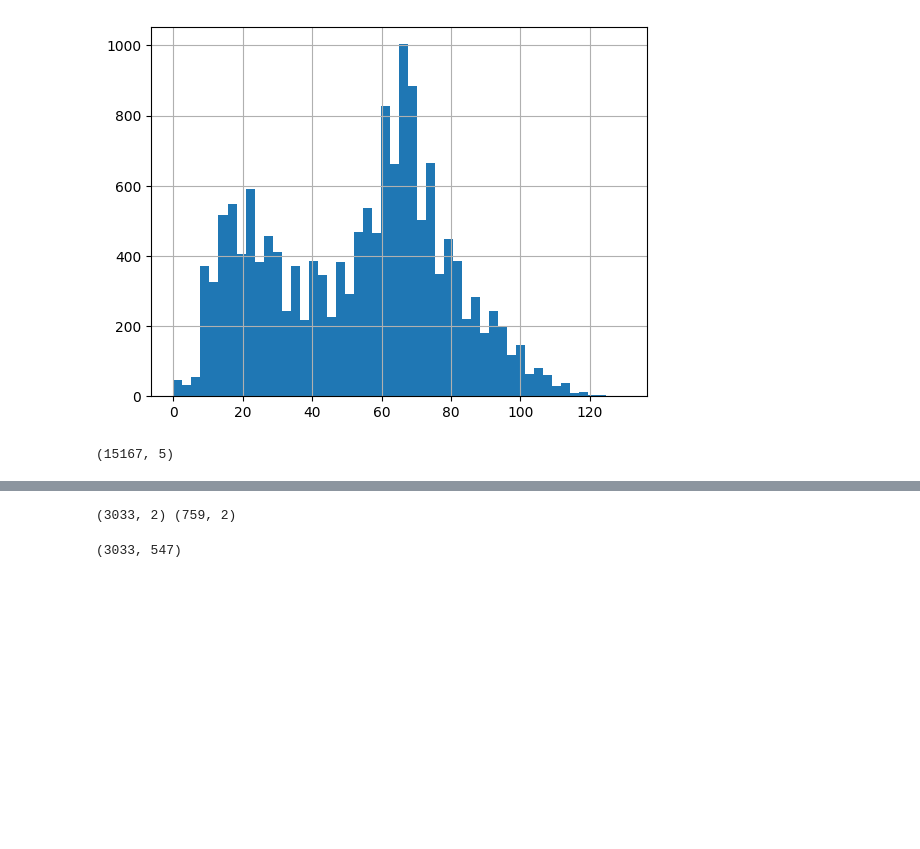
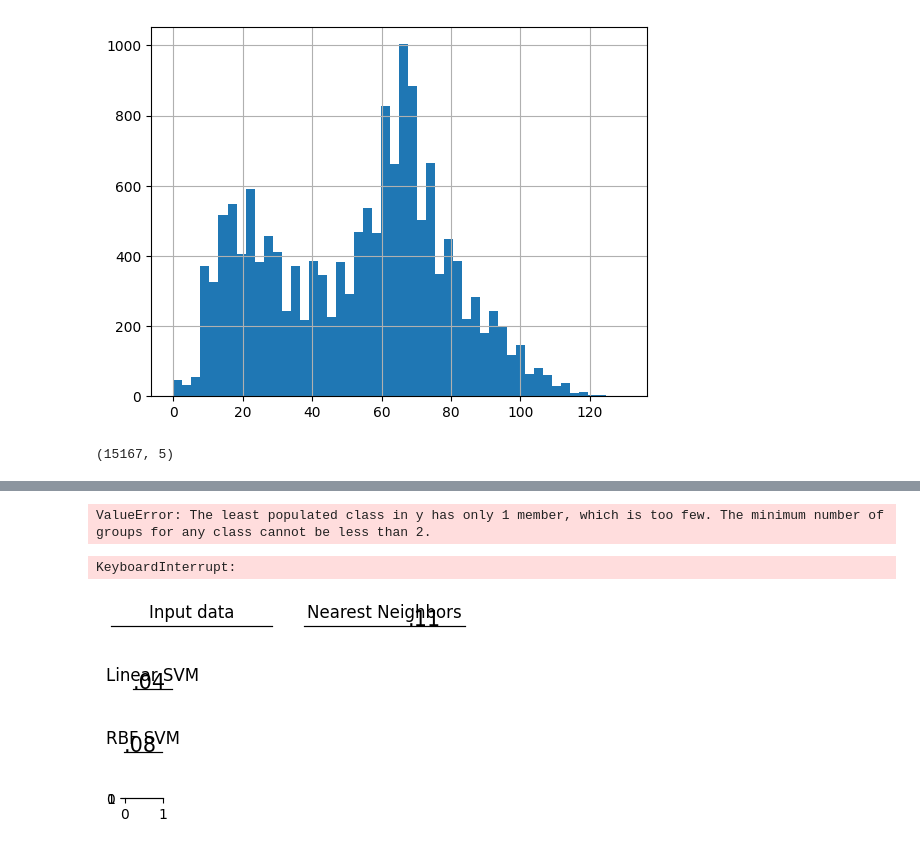
Before and after one commit to Nielspace/MedicalLM, a Jupyter notebook: Model Comparison.ipynb, the cells around one changed output, grey strips where cells are left out. Cells and saved outputs as stored; diff of their text form; code cells hidden in the pictures; blank space fills up the shorter version.

Commit message:
embeddings

```diff
--- a/Model Comparison.ipynb
+++ b/Model Comparison.ipynb
@@ -84,43 +93,12 @@ sample.head()
-# %%
-from sklearn.feature_extraction.text import TfidfVectorizer
-from sklearn.decomposition import PCA
-
-def gen_embeddings(df,
-               X_features=sample['notes'],
-               y_features=sample['code_enc'],
-               test_size=0.2,
-               max_features=1000,
-               random_state=23):
-
-
-    vectorizer = TfidfVectorizer(analyzer='word', stop_words='english',ngram_range=(1,3),
-                                 max_df=0.75, use_idf=True, smooth_idf=True, max_features=1000)
-
-    tfIdfMat  = vectorizer.fit_transform(X_features.tolist())
-    feature_names = sorted(vectorizer.get_feature_names_out())
-
-
-
-    pca = PCA(n_components=2, random_state=23)
-    tfIdfMat_reduced = pca.fit_transform(tfIdfMat.toarray())
-    labels = y_features.tolist()
-    category_list = y_features.unique()
-
-
-    X_train, X_test, y_train, y_test = train_test_split(tfIdfMat_reduced, labels,
-                                                        test_size=test_size,
-                                                        stratify=labels,
-                                                        random_state=random_state)
-
-    return (X_train, X_test, y_train, y_test, vectorizer, feature_names, pca, labels, category_list)
-
-
-
-X_train, X_test, y_train, y_test, vectorizer, feature_names, pca, labels, category_list = gen_embeddings(sample)
-
-print(X_train.shape, X_test.shape)
-# %% [output]
-(3033, 2) (759, 2)
+# %%
+from embeddings import embeddings
+
+(X_train, X_test, y_train, y_test, vectorizer,
+feature_names, pca, labels, category_list) = embeddings.embeddings_gen(sample, "notes", "code_enc")
+
+print(X_train.shape, X_test.shape)
+# %% [output]
+ValueError: The least populated class in y has only 1 member, which is too few. The minimum number of groups for any class cannot be less than 2.
 # %%
 from matplotlib.colors import ListedColormap
 
@@ -183,35 +161,37 @@ for ds_cnt, ds in enumerate(df):
     ax.scatter(X_train[:, 0], X_train[:, 1], c=y_train, cmap=cm_bright, edgecolors="k")
     ax.scatter(X_test[:, 0], X_test[:, 1], c=y_test, cmap=cm_bright, alpha=0.6, edgecolors="k")
     ax.set_xlim(x_min, x_max)
     ax.set_ylim(y_min, y_max)
     ax.set_xticks(())
     ax.set_yticks(())
     i += 1
 
 
     for name, clf in zip(names, classifiers):
         ax = plt.subplot(len(sample), len(classifiers) + 1, i)
 
         clf = make_pipeline(clf)
         clf.fit(X_train, y_train)
         score = clf.score(X_test, y_test)
         DecisionBoundaryDisplay.from_estimator(clf, X_train)
 
         ax.scatter(X_train[:, 0], X_train[:, 1], c=y_train, cmap=cm_bright, edgecolors="k")
         ax.scatter(X_test[:, 0], X_test[:, 1], c=y_test, cmap=cm_bright, edgecolors="k",alpha=0.6)
 
         ax.set_xlim(x_min, x_max)
         ax.set_ylim(y_min, y_max)
         ax.set_xticks(())
         ax.set_yticks(())
         if ds_cnt == 0:
             ax.set_title(name)
-        ax.text(x_max - 0.3, y_min + 0.3, ("%.2f" % score).lstrip("0"), size=15, horizontalalignment="right"y)
+        ax.text(x_max - 0.3, y_min + 0.3, ("%.2f" % score).lstrip("0"), size=15, horizontalalignment="right")
         i += 1
 
 plt.tight_layout()
 plt.show()
+# %% [output]
+KeyboardInterrupt:
+[figure, added]
+[figure, added]
+[figure, added]
+[figure, added]
-# %%
-X_train.shape
-# %% [output]
-(3033, 547)
```
Also changed, not shown: parts of 2 cells of this notebook, 1 other file.
